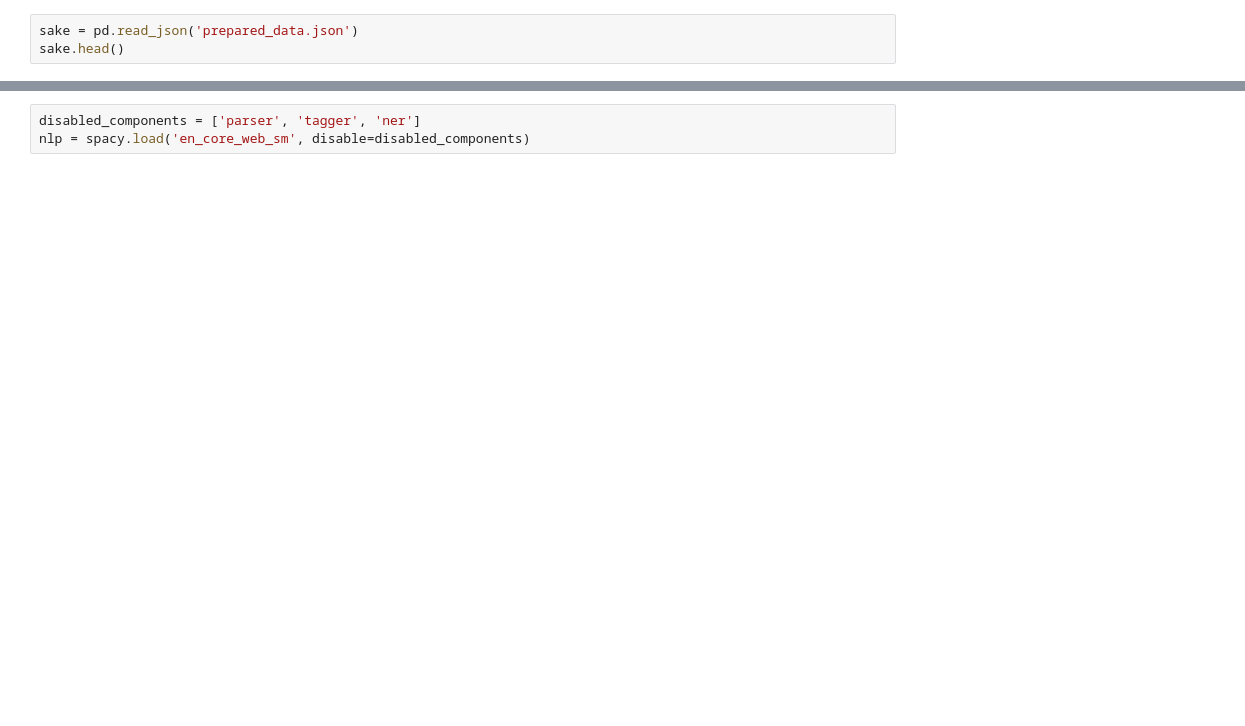
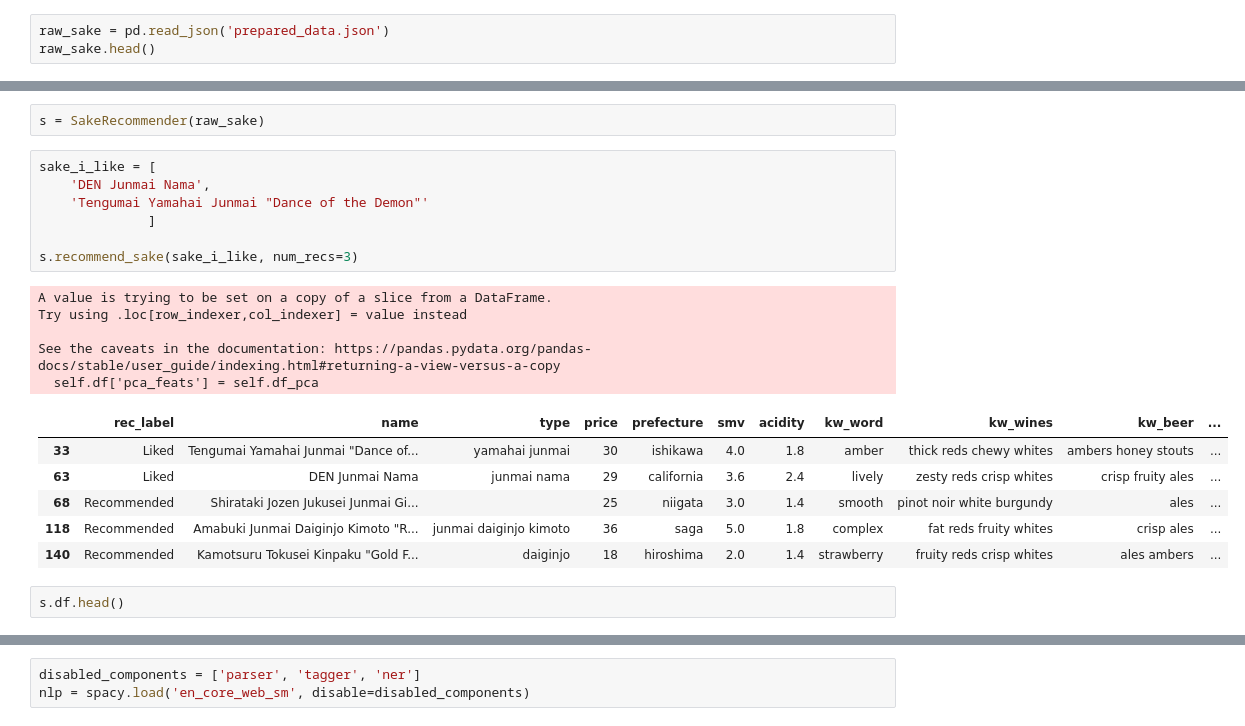
Before and after one commit to scrapfishies/sake_recommendation_system, a Jupyter notebook: sake_recommender.ipynb, the cells around one changed output, grey strips where cells are left out. Saved outputs shown, nothing was run; the diff lists cells and outputs as text; blank space fills up the shorter version.

Commit message:
tinkered with sake recommender class

```diff
--- a/sake_recommender.ipynb
+++ b/sake_recommender.ipynb
@@ -18,7 +18,7 @@ from sklearn.feature_extraction.text import TfidfVectorizer
 from sklearn.decomposition import PCA
 # %%
-sake = pd.read_json('prepared_data.json')
-sake.head()
+raw_sake = pd.read_json('prepared_data.json')
+raw_sake.head()
 # %% [output]
 |  | url | name | type | price | prefecture | smv | acidity | kw_word | kw_wines | kw_beer | ... |
 | 0 | https://www.truesake.com/collecti... | Dassai 45 Junmai Daiginjo "Otter ... | junmai daiginjo | 30 | yamaguchi | 3.0 | 1.4 | chunky | pinot noir chewy whites | ales | ... |
@@ -29 +102,24 @@ sake.head()
+# %%
+s = SakeRecommender(raw_sake)
+# %%
+sake_i_like = [
+    'DEN Junmai Nama',
+    'Tengumai Yamahai Junmai "Dance of the Demon"'
+              ]
+
+s.recommend_sake(sake_i_like, num_recs=3)
+# %% [output]
+A value is trying to be set on a copy of a slice from a DataFrame.
+Try using .loc[row_indexer,col_indexer] = value instead
+
+See the caveats in the documentation: https://pandas.pydata.org/pandas-docs/stable/user_guide/indexing.html#returning-a-view-versus-a-copy
+  self.df['pca_feats'] = self.df_pca
+|  | rec_label | name | type | price | prefecture | smv | acidity | kw_word | kw_wines | kw_beer | ... |
+| 33 | Liked | Tengumai Yamahai Junmai "Dance of... | yamahai junmai | 30 | ishikawa | 4.0 | 1.8 | amber | thick reds chewy whites | ambers honey stouts | ... |
+| 63 | Liked | DEN Junmai Nama | junmai nama | 29 | california | 3.6 | 2.4 | lively | zesty reds crisp whites | crisp fruity ales | ... |
+| 68 | Recommended | Shirataki Jozen Jukusei Junmai Gi... |  | 25 | niigata | 3.0 | 1.4 | smooth | pinot noir white burgundy | ales | ... |
+| 118 | Recommended | Amabuki Junmai Daiginjo Kimoto "R... | junmai daiginjo kimoto | 36 | saga | 5.0 | 1.8 | complex | fat reds fruity whites | crisp ales | ... |
+| 140 | Recommended | Kamotsuru Tokusei Kinpaku "Gold F... | daiginjo | 18 | hiroshima | 2.0 | 1.4 | strawberry | fruity reds crisp whites | ales ambers | ... |
+# %%
+s.df.head()
 # %%
```
Also changed, not shown: parts of 28 cells of this notebook.
